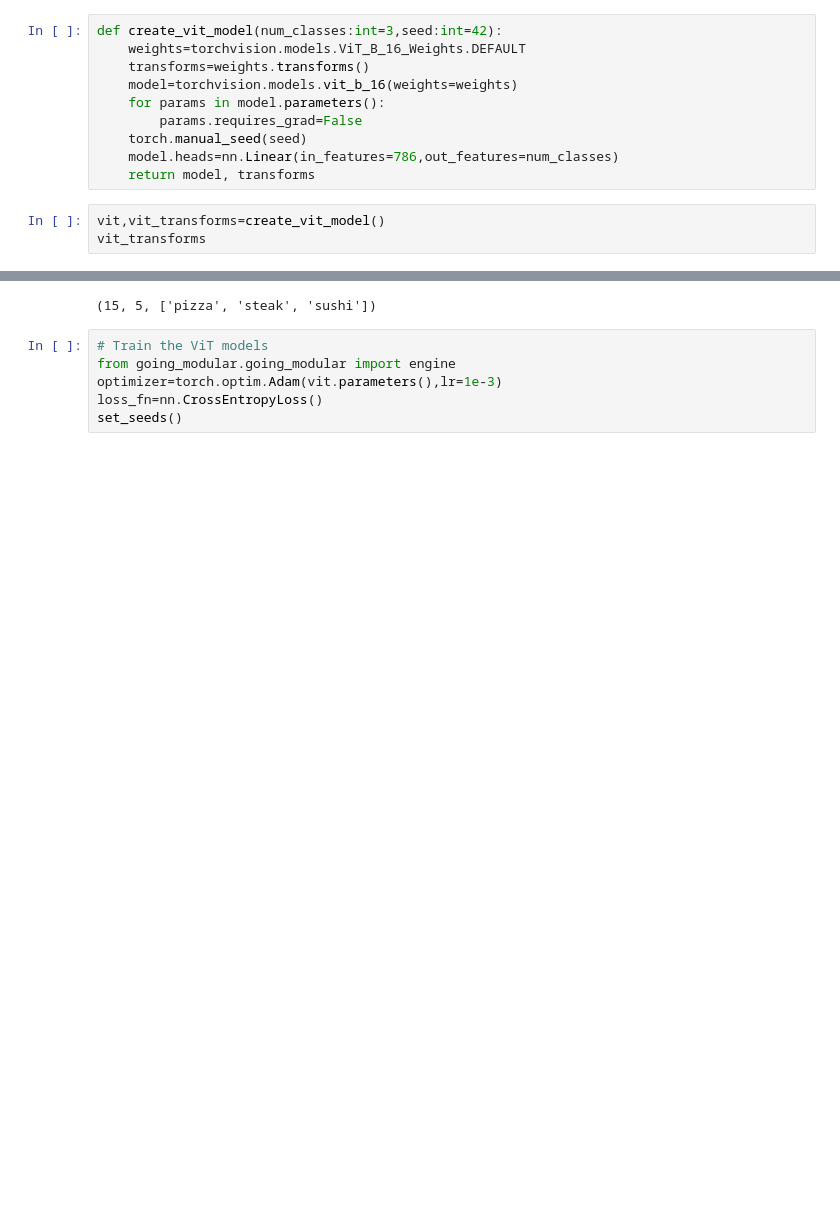
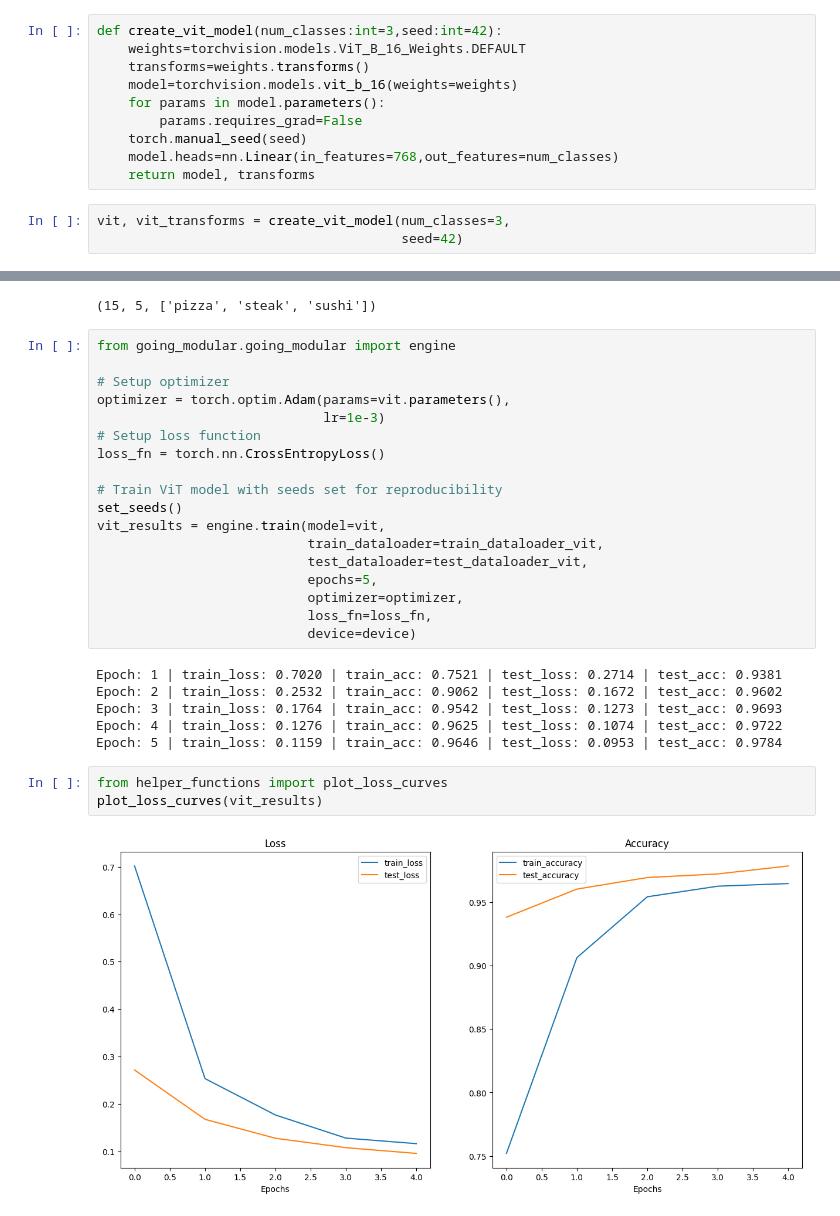
Before and after one commit to abdrhmner/deep-learning-by-pytorch, a Jupyter notebook: model_deploy.ipynb, the cells around one changed output, grey strips where cells are left out. Saved outputs shown, nothing was run; the diff lists cells and outputs as text; blank space fills up the shorter version.

Commit message:
Implement feature X to enhance user experience and optimize performance

```diff
--- a/model_deploy.ipynb
+++ b/model_deploy.ipynb
@@ -213,8 +213,8 @@ def create_vit_model(num_classes:int=3,seed:int=42):
     for params in model.parameters():
         params.requires_grad=False
     torch.manual_seed(seed)
-    model.heads=nn.Linear(in_features=786,out_features=num_classes)
+    model.heads=nn.Linear(in_features=768,out_features=num_classes)
     return model, transforms
 # %%
-vit,vit_transforms=create_vit_model()
-vit_transforms
+vit, vit_transforms = create_vit_model(num_classes=3,
+                                       seed=42)
@@ -254,8 +231,31 @@ len(train_dataloader_vit), len(test_dataloader_vit), class_names
 # %% [output]
 (15, 5, ['pizza', 'steak', 'sushi'])
 # %%
-# Train the ViT models
 from going_modular.going_modular import engine
-optimizer=torch.optim.Adam(vit.parameters(),lr=1e-3)
-loss_fn=nn.CrossEntropyLoss()
+
+# Setup optimizer
+optimizer = torch.optim.Adam(params=vit.parameters(),
+                             lr=1e-3)
+# Setup loss function
+loss_fn = torch.nn.CrossEntropyLoss()
+
+# Train ViT model with seeds set for reproducibility
 set_seeds()
+vit_results = engine.train(model=vit,
+                           train_dataloader=train_dataloader_vit,
+                           test_dataloader=test_dataloader_vit,
+                           epochs=5,
+                           optimizer=optimizer,
+                           loss_fn=loss_fn,
+                           device=device)
+# %% [output]
+Epoch: 1 | train_loss: 0.7020 | train_acc: 0.7521 | test_loss: 0.2714 | test_acc: 0.9381
+Epoch: 2 | train_loss: 0.2532 | train_acc: 0.9062 | test_loss: 0.1672 | test_acc: 0.9602
+Epoch: 3 | train_loss: 0.1764 | train_acc: 0.9542 | test_loss: 0.1273 | test_acc: 0.9693
+Epoch: 4 | train_loss: 0.1276 | train_acc: 0.9625 | test_loss: 0.1074 | test_acc: 0.9722
+Epoch: 5 | train_loss: 0.1159 | train_acc: 0.9646 | test_loss: 0.0953 | test_acc: 0.9784
+# %%
+from helper_functions import plot_loss_curves
+plot_loss_curves(vit_results)
+# %% [output]
+[figure, added]
```
Also changed, not shown: parts of 4 cells of this notebook.
